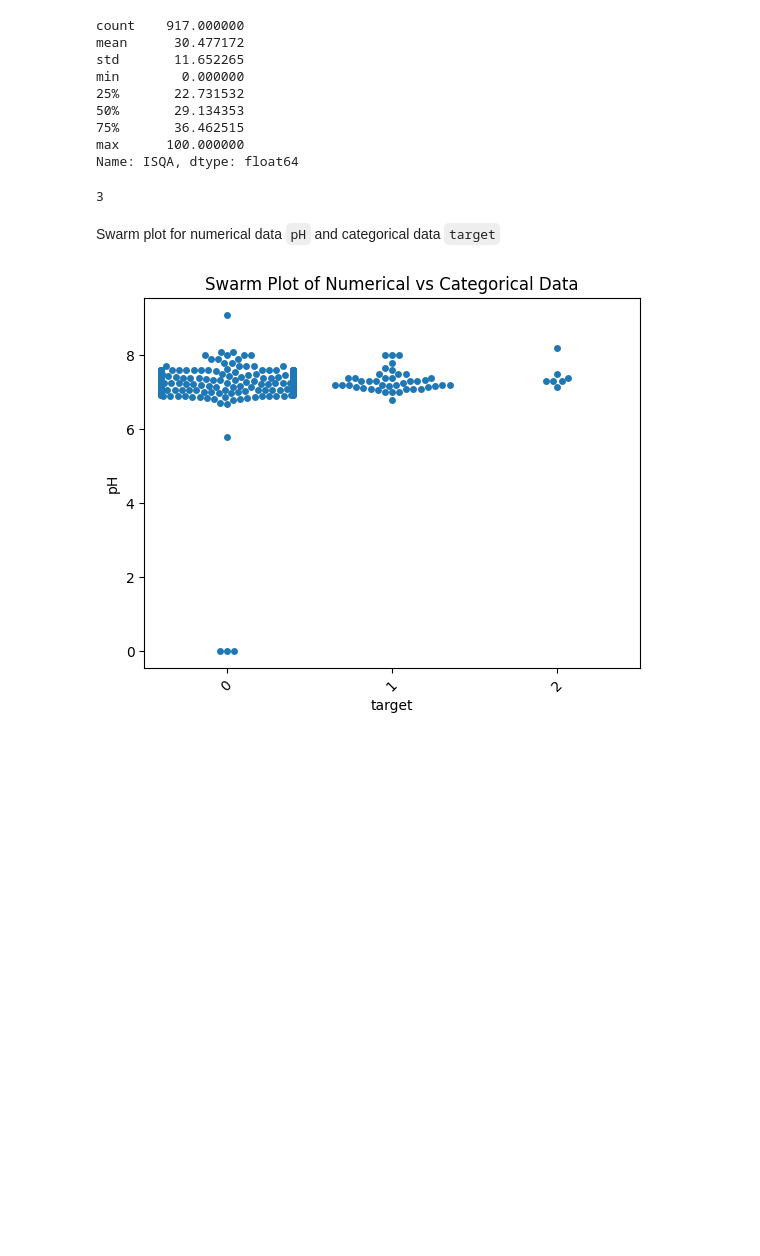
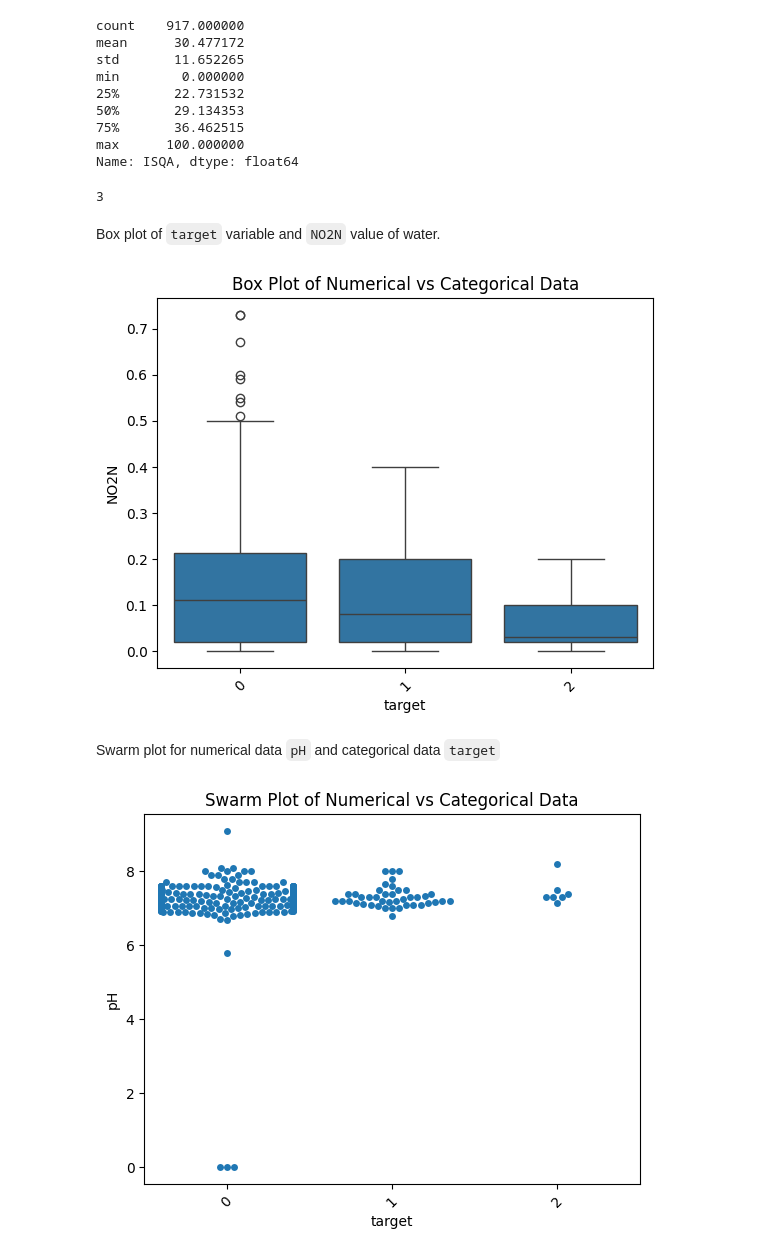
Before and after one commit to puskr99/ml-project-water-potability, a Jupyter notebook: code/water.ipynb, the cells around one changed output. Saved outputs shown, nothing was run; the diff lists cells and outputs as text; code cells hidden in the pictures; blank space fills up the shorter version.

Commit message:
added some graphs

```diff
--- a/code/water.ipynb
+++ b/code/water.ipynb
@@ -297,6 +290,15 @@ data['target'] = data['ISQA'].apply(calc_water_potability)
 data['target'].nunique()
 # %% [output]
 3
+# %% [markdown]
+Box plot of `target` variable and `NO2N` value of water.
+# %%
+sns.boxplot(x='target', y='NO2N', data=data)
+plt.xticks(rotation=45)
+plt.title('Box Plot of Numerical vs Categorical Data')
+plt.show()
+# %% [output]
+[figure, added]
 # %% [markdown]
 Swarm plot for numerical data `pH` and categorical data `target`
 # %%
```
Also changed, not shown: parts of 7 cells of this notebook.
